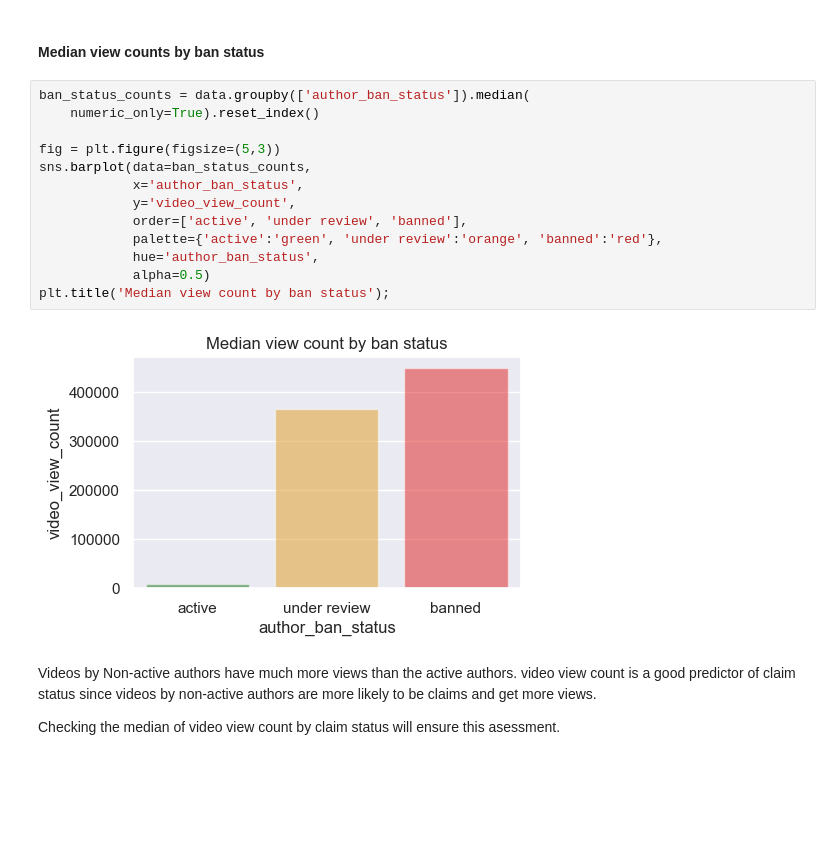
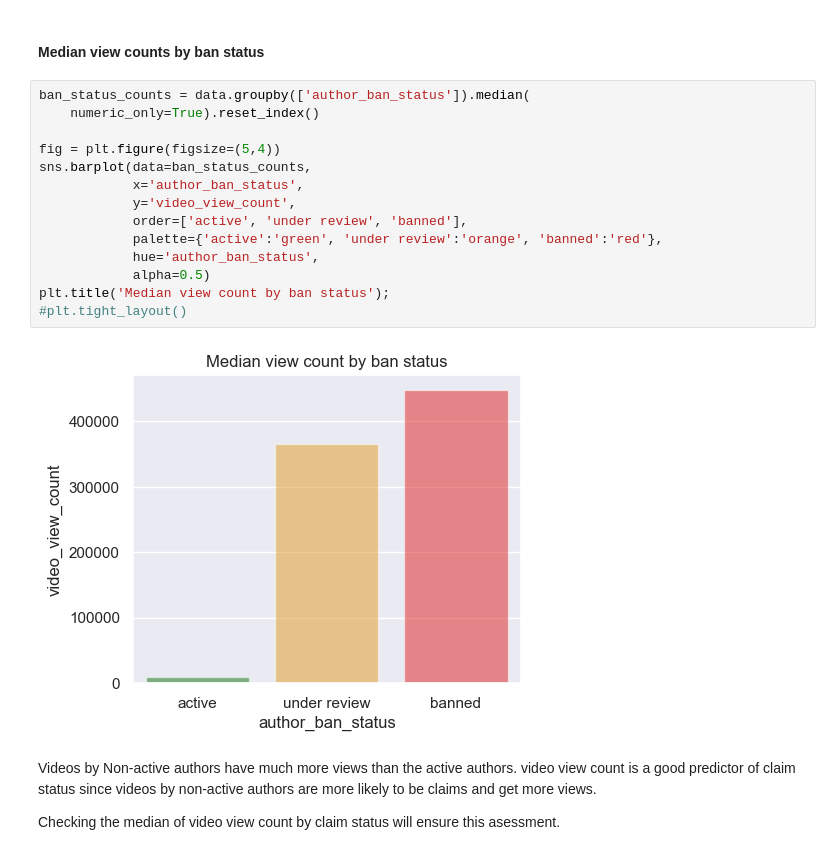
Before and after one commit to davidzg/TikTok_Claims_Classification, a Jupyter notebook: 01_Exploratory_Data_Analysis.ipynb, the cells around one changed output. Drawn from its saved outputs; the diff is of its cells as text; blank space fills up the shorter version.

Commit message:
improve some visuals

```diff
--- a/01_Exploratory_Data_Analysis.ipynb
+++ b/01_Exploratory_Data_Analysis.ipynb
@@ -168,18 +168,19 @@ Banned authors represent the 15% of all videos with 'claim' status, while only 2
 # %%
 ban_status_counts = data.groupby(['author_ban_status']).median(
     numeric_only=True).reset_index()
 
-fig = plt.figure(figsize=(5,3))
+fig = plt.figure(figsize=(5,4))
 sns.barplot(data=ban_status_counts,
             x='author_ban_status',
             y='video_view_count',
             order=['active', 'under review', 'banned'],
             palette={'active':'green', 'under review':'orange', 'banned':'red'},
             hue='author_ban_status',
             alpha=0.5)
 plt.title('Median view count by ban status');
+#plt.tight_layout()
 # %% [output]
-[figure, old version]
+[figure, new version]
 # %% [markdown]
 Videos by Non-active authors have much more views than the active authors. video view count is a good predictor of claim status since videos by non-active authors are more likely to be claims and get more views.
 
```
Also changed, not shown: parts of 1 cell of this notebook.
